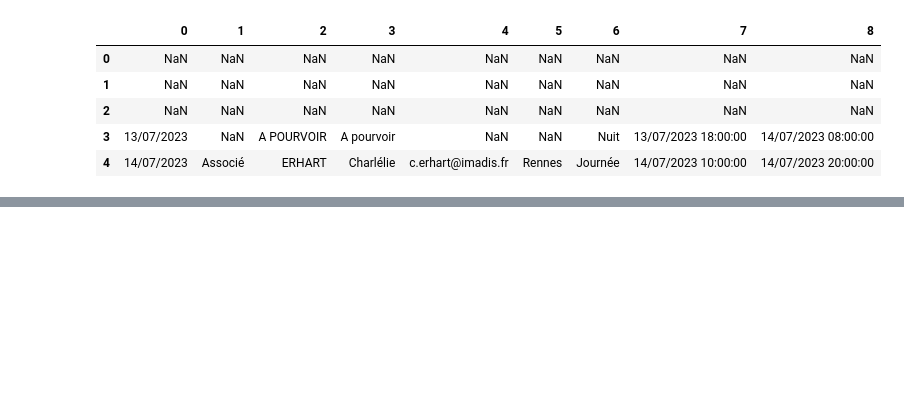
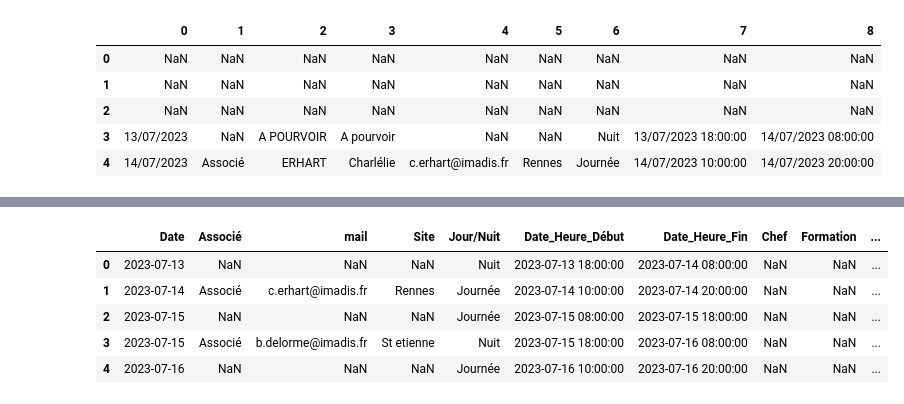
Before and after one commit to DeboraMandon/PoleMed_BDD, a Jupyter notebook: 3bis_Création_data_prochain_TDG.ipynb, the cells around one changed output, grey strips where cells are left out. Saved outputs shown, nothing was run; the diff lists cells and outputs as text; code cells hidden in the pictures; blank space fills up the shorter version.

```diff
--- a/3bis_Création_data_prochain_TDG.ipynb
+++ b/3bis_Création_data_prochain_TDG.ipynb
@@ -212,2 +212,13 @@ concatenated_df.sample(10)
 # %%
 concatenated_df.to_excel('data_prochainTDG.xlsx', index=False)
+# %%
+data=pd.read_excel('data_prochainTDG.xlsx')
+# %%
+data.head()
+# %% [output]
+|  | Date | Associé | mail | Site | Jour/Nuit | Date_Heure_Début | Date_Heure_Fin | Chef | Formation | ... |
+| 0 | 2023-07-13 | NaN | NaN | NaN | Nuit | 2023-07-13 18:00:00 | 2023-07-14 08:00:00 | NaN | NaN | ... |
+| 1 | 2023-07-14 | Associé | c.erhart@imadis.fr | Rennes | Journée | 2023-07-14 10:00:00 | 2023-07-14 20:00:00 | NaN | NaN | ... |
+| 2 | 2023-07-15 | NaN | NaN | NaN | Journée | 2023-07-15 08:00:00 | 2023-07-15 18:00:00 | NaN | NaN | ... |
+| 3 | 2023-07-15 | Associé | b.delorme@imadis.fr | St etienne | Nuit | 2023-07-15 18:00:00 | 2023-07-16 08:00:00 | NaN | NaN | ... |
+| 4 | 2023-07-16 | NaN | NaN | NaN | Journée | 2023-07-16 10:00:00 | 2023-07-16 20:00:00 | NaN | NaN | ... |
```
Also changed, not shown: parts of 19 cells of this notebook.
